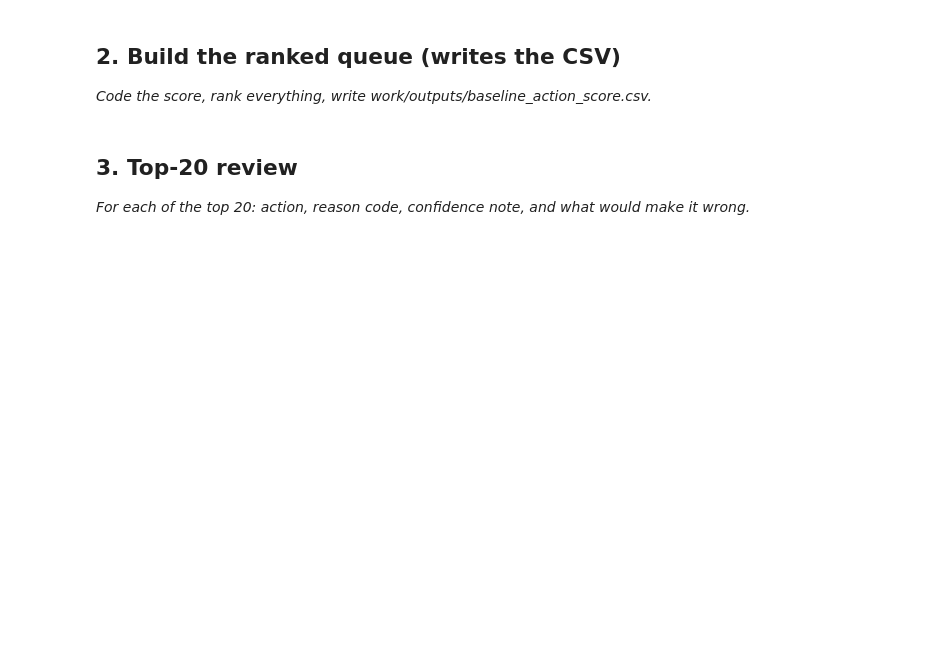
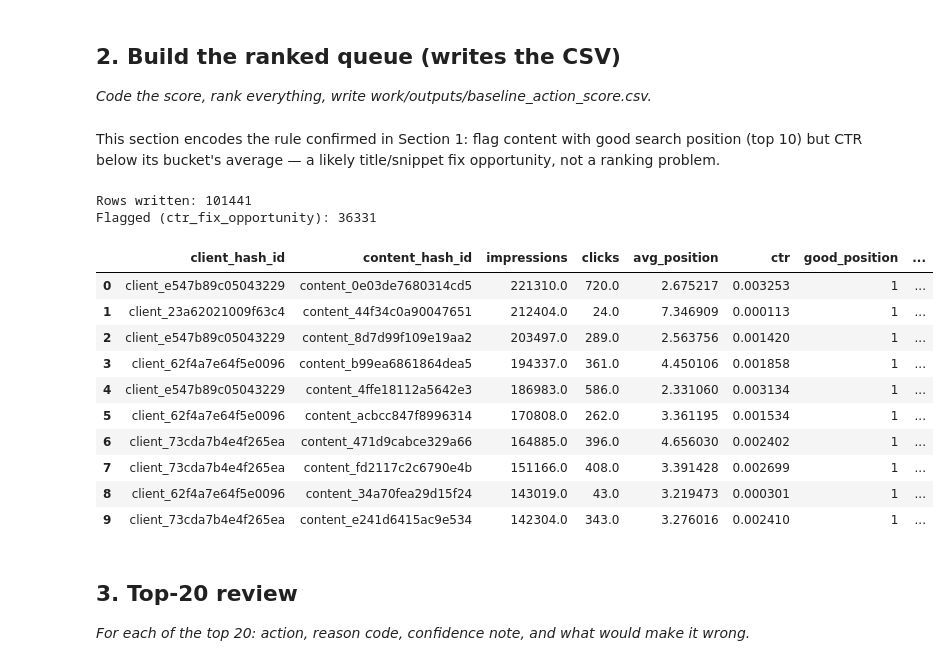
Before and after one commit to maryam12arshad17/flyrank-internship-ml, a Jupyter notebook: work/notebooks/w04_baseline_score.ipynb, the cells around one changed output. Drawn from its saved outputs; the diff is of its cells as text; code cells hidden in the pictures; blank space fills up the shorter version.

```diff
--- a/work/notebooks/w04_baseline_score.ipynb
+++ b/work/notebooks/w04_baseline_score.ipynb
@@ -23,3 +160,65 @@ This skeleton is yours to fill. Work the sections **in order** — each one has
+# %% [markdown]
+This section encodes the rule confirmed in Section 1: flag content with good
+search position (top 10) but CTR below its bucket's average — a likely
+title/snippet fix opportunity, not a ranking problem.
+# %%
+import os
+
+# Step 1: aggregate March performance per content item
+queue = con.sql(f"""
+    SELECT
+        client_hash_id,
+        content_hash_id,
+        SUM(gsc_impressions) AS impressions,
+        SUM(gsc_clicks) AS clicks,
+        AVG(gsc_avg_position) AS avg_position
+    FROM read_parquet('{BASE}/fact_content_daily_performance/month={MONTH}/*.parquet')
+    WHERE gsc_data_available IS TRUE
+    GROUP BY client_hash_id, content_hash_id
+    HAVING SUM(gsc_impressions) >= 100
+""").df()
+
+queue["ctr"] = queue["clicks"] / queue["impressions"]
+
+# Step 2: define good_position (transparent, no fitted weights)
+queue["good_position"] = (queue["avg_position"] <= 10).astype(int)
+
+# Step 3: bucket average CTR for top-10 content only
+bucket_avg_ctr = queue.loc[queue["good_position"] == 1, "ctr"].mean()
+
+# Step 4: the rule — score + reason code + action label
+queue["low_ctr_flag"] = ((queue["good_position"] == 1) & (queue["ctr"] < bucket_avg_ctr)).astype(int)
+
+queue["score"] = queue["low_ctr_flag"] * queue["impressions"]  # readable: bigger impressions = bigger opportunity
+
+queue["reason_code"] = queue["low_ctr_flag"].map({1: "ctr_fix_opportunity", 0: "not_flagged"})
+queue["action"] = queue["low_ctr_flag"].map({1: "review_title_and_snippet", 0: "no_action"})
+
+# Step 5: rank
+queue = queue.sort_values("score", ascending=False).reset_index(drop=True)
+queue["rank"] = queue.index + 1
+
+# Step 6: write CSV
+os.makedirs("work/outputs", exist_ok=True)
+queue.to_csv("work/outputs/baseline_action_score.csv", index=False)
+
+print("Rows written:", len(queue))
+print("Flagged (ctr_fix_opportunity):", queue["low_ctr_flag"].sum())
+queue.head(10)
+# %% [output]
+Rows written: 101441
+Flagged (ctr_fix_opportunity): 36331
+|  | client_hash_id | content_hash_id | impressions | clicks | avg_position | ctr | good_position | ... |
+| 0 | client_e547b89c05043229 | content_0e03de7680314cd5 | 221310.0 | 720.0 | 2.675217 | 0.003253 | 1 | ... |
+| 1 | client_23a62021009f63c4 | content_44f34c0a90047651 | 212404.0 | 24.0 | 7.346909 | 0.000113 | 1 | ... |
+| 2 | client_e547b89c05043229 | content_8d7d99f109e19aa2 | 203497.0 | 289.0 | 2.563756 | 0.001420 | 1 | ... |
+| 3 | client_62f4a7e64f5e0096 | content_b99ea6861864dea5 | 194337.0 | 361.0 | 4.450106 | 0.001858 | 1 | ... |
+| 4 | client_e547b89c05043229 | content_4ffe18112a5642e3 | 186983.0 | 586.0 | 2.331060 | 0.003134 | 1 | ... |
+| 5 | client_62f4a7e64f5e0096 | content_acbcc847f8996314 | 170808.0 | 262.0 | 3.361195 | 0.001534 | 1 | ... |
+| 6 | client_73cda7b4e4f265ea | content_471d9cabce329a66 | 164885.0 | 396.0 | 4.656030 | 0.002402 | 1 | ... |
+| 7 | client_73cda7b4e4f265ea | content_fd2117c2c6790e4b | 151166.0 | 408.0 | 3.391428 | 0.002699 | 1 | ... |
+| 8 | client_62f4a7e64f5e0096 | content_34a70fea29d15f24 | 143019.0 | 43.0 | 3.219473 | 0.000301 | 1 | ... |
+| 9 | client_73cda7b4e4f265ea | content_e241d6415ac9e534 | 142304.0 | 343.0 | 3.276016 | 0.002410 | 1 | ... |
 # %% [markdown]
 ## 3. Top-20 review
 
```
Also changed, not shown: parts of 16 cells of this notebook.
